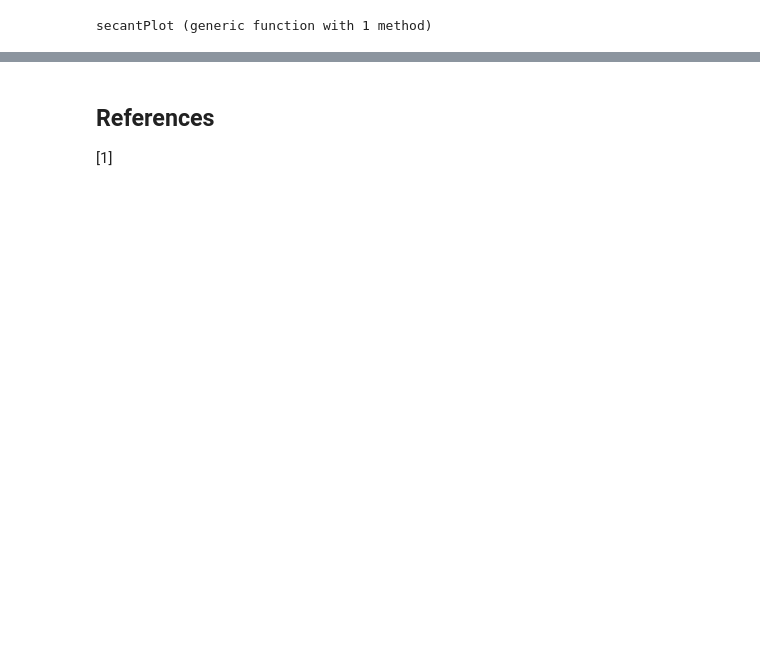
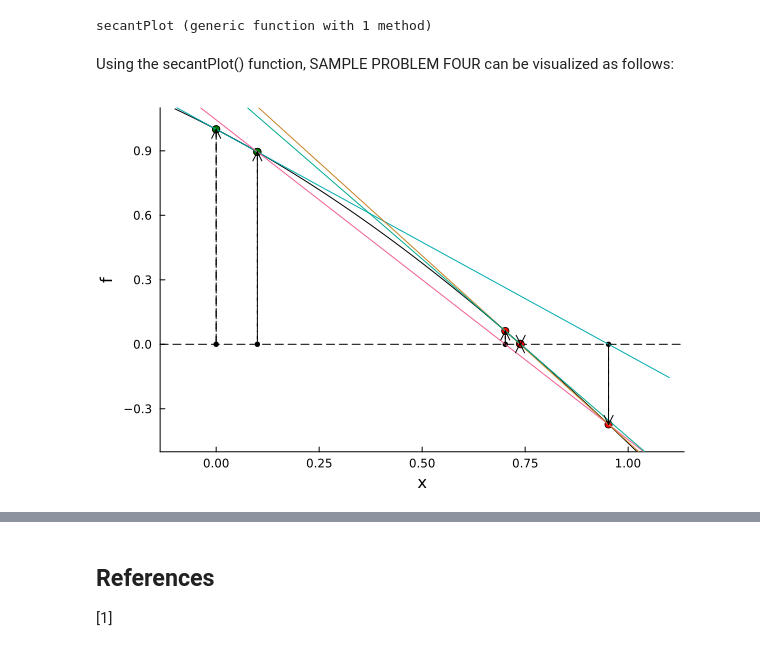
Before and after one commit to jhtl08/Root-Finding, a Jupyter notebook: Lorenzo edits.ipynb, the cells around one changed output, grey strips where cells are left out. Drawn from its saved outputs; the diff is of its cells as text; code cells hidden in the pictures; blank space fills up the shorter version.

```diff
--- a/Lorenzo edits.ipynb
+++ b/Lorenzo edits.ipynb
@@ -819,9 +817,8 @@ function secantPlot(x_values2, f2::Function)
 
     i=2
     while i<array_size2
-        # secant_line(x) = ((f2(x_values2[i])-f2(x_values2[i-1]))/(x_values2[i]-x_values2[i-1])) * (x - x_values2[i-1]) + f2(x_values2[i-1])
-        # plot!(x2, secant_line, label=false, linestyle=:dash, color=:red, alpha=alpha)
-        plot!([x_values2[i],x_values2[i-1]], [y_values2[i],y_values2[i-1]], label=false, linestyle=:solid, linewidth=2,alpha=0.6)
+        secant_line(x) = ((f2(x_values2[i])-f2(x_values2[i-1]))/(x_values2[i]-x_values2[i-1])) * (x - x_values2[i-1]) + f2(x_values2[i-1])
+        plot!(x2, secant_line, label=false, linestyle=:solid)
         i+=1
     end
 
@@ -833,3 +830,9 @@ function secantPlot(x_values2, f2::Function)
 end
 # %% [output]
 secantPlot (generic function with 1 method)
+# %% [markdown]
+Using the secantPlot() function, SAMPLE PROBLEM FOUR can be visualized as follows:
+# %%
+secantPlot(x_values2, f2)
+# %% [output]
+[figure, added]
```
Also changed, not shown: parts of 14 cells of this notebook.
